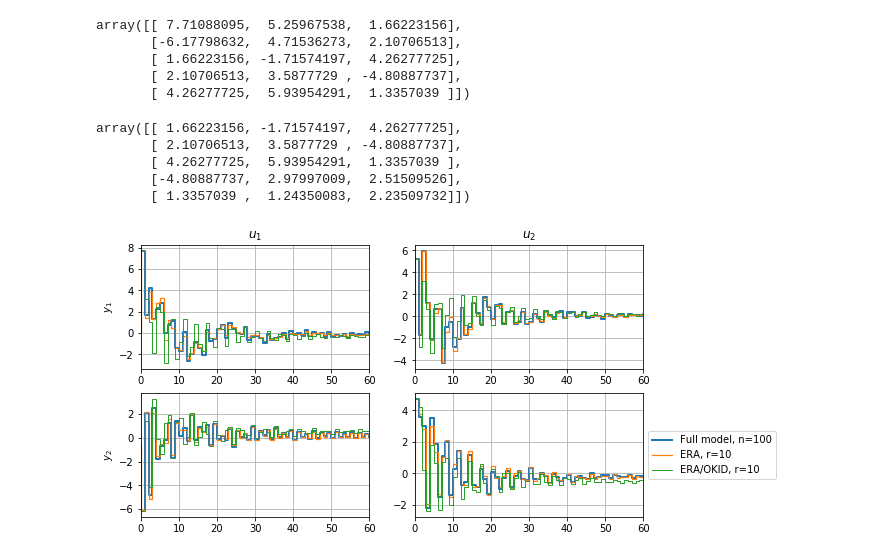
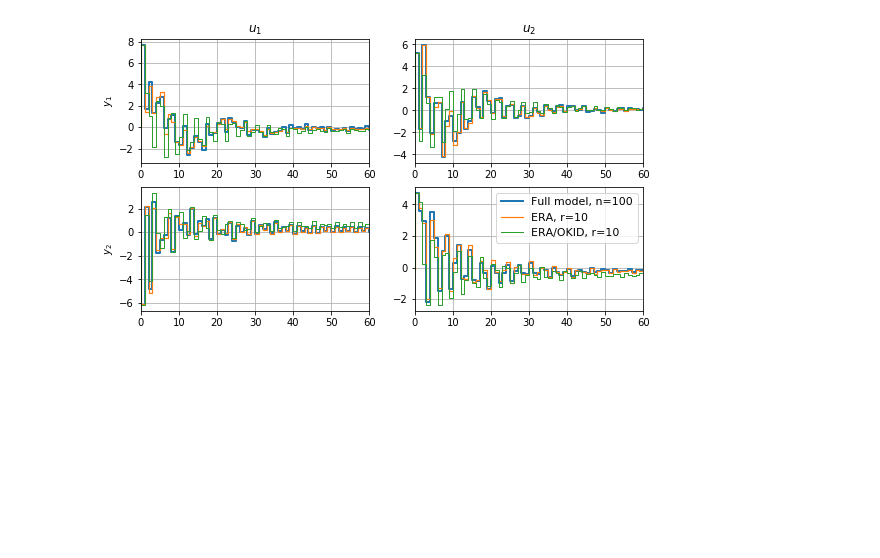
Before and after one commit to billtubbs/mech-575, a Jupyter notebook: code/python/CH09_SEC03_ERA_OKID.ipynb, the cells around one changed output. Cells and saved outputs as stored; diff of their text form; code cells hidden in the pictures; blank space fills up the shorter version.

```diff
--- a/code/python/CH09_SEC03_ERA_OKID.ipynb
+++ b/code/python/CH09_SEC03_ERA_OKID.ipynb
@@ -2,15 +2,14 @@
 import numpy as np
 import matplotlib.pyplot as plt
 from matplotlib import rcParams
-from control.matlab import *
+from control.matlab import ss, impulse, lsim
 import slycot
 from scipy import signal,io
 import os
 from scipy.linalg import fractional_matrix_power
-from dyn_utils import hankel_matrix
+from dyn_utils import hankel_matrix, hankel_matrix_loops
 
 # Python control toolbox available at https://python-control.readthedocs.io/
 
-plt.rcParams['figure.figsize'] = [8, 8]
 plt.rcParams.update({'font.size': 18})
 # %%
@@ -212,18 +191,2 @@ assert H2.shape == (50, 50)
-# %%
-H[:5, :3]
-# %% [output]
-array([[ 7.71088095,  5.25967538,  1.66223156],
-       [-6.17798632,  4.71536273,  2.10706513],
-       [ 1.66223156, -1.71574197,  4.26277725],
-       [ 2.10706513,  3.5877729 , -4.80887737],
-       [ 4.26277725,  5.93954291,  1.3357039 ]])
-# %%
-H2[:5, :3]
-# %% [output]
-array([[ 1.66223156, -1.71574197,  4.26277725],
-       [ 2.10706513,  3.5877729 , -4.80887737],
-       [ 4.26277725,  5.93954291,  1.3357039 ],
-       [-4.80887737,  2.97997009,  2.51509526],
-       [ 1.3357039 ,  1.24350083,  2.23509732]])
 # %%
 ## Compute random input simulation for OKID
@@ -238,51 +201,48 @@ sysERAOKID = ss(Ar,Br,Cr,Dr,1)
 # %%
 ## Plot impulse responses for all methods
 
-y1 = np.zeros((200,p,q))
-y2 = np.zeros((100,p,q))
-y3 = np.zeros((100,p,q))
+y1 = np.zeros((200, p, q))
+y2 = np.zeros((100, p, q))
+y3 = np.zeros((100, p, q))
 
 for qi in range(q):
-    y1[:,:,qi],t1 = impulse(sysFull,np.arange(200),input=qi)
-    y2[:,:,qi],t2 = impulse(sysERA,np.arange(100),input=qi)
-    y3[:,:,qi],t3 = impulse(sysERAOKID,np.arange(100),input=qi)
+    y1[:,:,qi],t1 = impulse(sysFull, np.arange(200), input=qi)
+    y2[:,:,qi],t2 = impulse(sysERA, np.arange(100), input=qi)
+    y3[:,:,qi],t3 = impulse(sysERAOKID, np.arange(100), input=qi)
 
-fig, axs = plt.subplots(2,2, figsize=(9,5))
+fig, axs = plt.subplots(2, 2, figsize=(9,5))
 axs = axs.reshape(-1)
 
-axs[0].step(t1,y1[:,0,0],linewidth=2)
-axs[0].step(t2,y2[:,0,0],linewidth=1.2)
-axs[0].step(t3,y3[:,0,0],linewidth=1)
+axs[0].step(t1, y1[:,0,0], linewidth=2)
+axs[0].step(t2, y2[:,0,0], linewidth=1.2)
+axs[0].step(t3, y3[:,0,0], linewidth=1)
 axs[0].set_ylabel('$y_1$')
 axs[0].set_title('$u_1$')
 axs[0].grid()
 
-axs[1].step(t1,y1[:,0,1],linewidth=2)
-axs[1].step(t2,y2[:,0,1],linewidth=1.2)
-axs[1].step(t3,y3[:,0,1],linewidth=1)
+axs[1].step(t1, y1[:,0,1], linewidth=2)
+axs[1].step(t2, y2[:,0,1], linewidth=1.2)
+axs[1].step(t3, y3[:,0,1], linewidth=1)
 axs[1].set_title('$u_2$')
 axs[1].grid()
 
-axs[2].step(t1,y1[:,1,0],linewidth=2)
-axs[2].step(t2,y2[:,1,0],linewidth=1.2)
-axs[2].step(t3,y3[:,1,0],linewidth=1)
+axs[2].step(t1, y1[:,1,0], linewidth=2)
+axs[2].step(t2, y2[:,1,0], linewidth=1.2)
+axs[2].step(t3, y3[:,1,0], linewidth=1)
 axs[2].set_ylabel('$y_2$')
 axs[2].grid()
 
-axs[3].step(t1,y1[:,1,1],linewidth=2,label='Full model, n=100')
-axs[3].step(t2,y2[:,1,1],linewidth=1.2,label='ERA, r={}'.format(r))
-axs[3].step(t3,y3[:,1,1],linewidth=1,label='ERA/OKID, r={}'.format(r))
-axs[3].legend(prop={'size': 12})
+axs[3].step(t1, y1[:,1,1], linewidth=2, label='Full model, n=100')
+axs[3].step(t2, y2[:,1,1], linewidth=1.2, label=f'ERA, r={r}')
+axs[3].step(t3, y3[:,1,1], linewidth=1, label=f'ERA/OKID, r={r}')
+axs[3].legend(prop={'size': 11})
 axs[3].grid()
 
 for ax in axs:
     ax.set_xlim(0,60)
 
-# Put a legend to the right of the current axis
-axs[3].legend(loc='center left', bbox_to_anchor=(1, 0.5))
-
 plt.show()
 # %% [output]
-[figure, old version]
+[figure, new version]
 # %%
 ## Plot input/output pair for OKID
```
Also changed, not shown: parts of 9 cells of this notebook, 5 other files.
